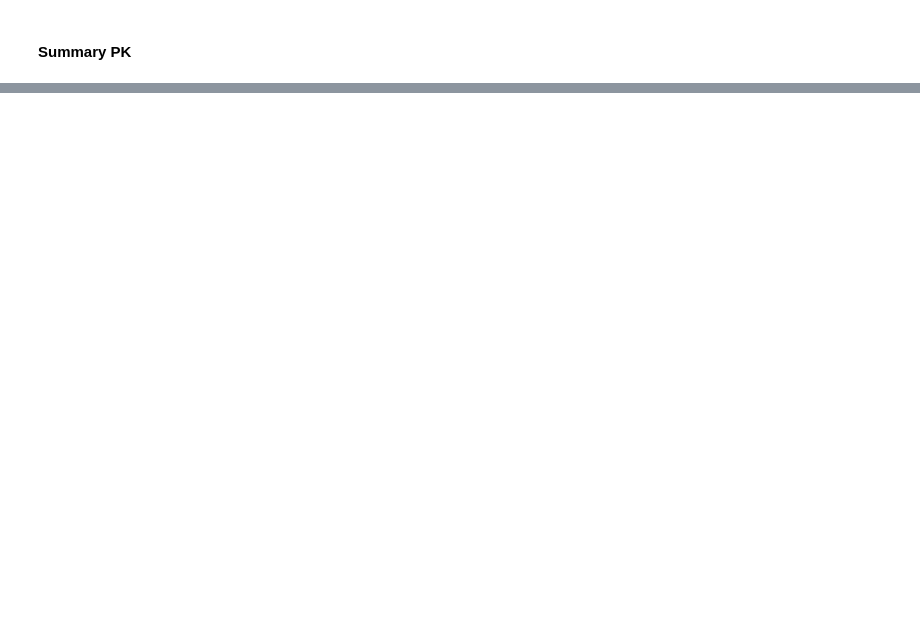
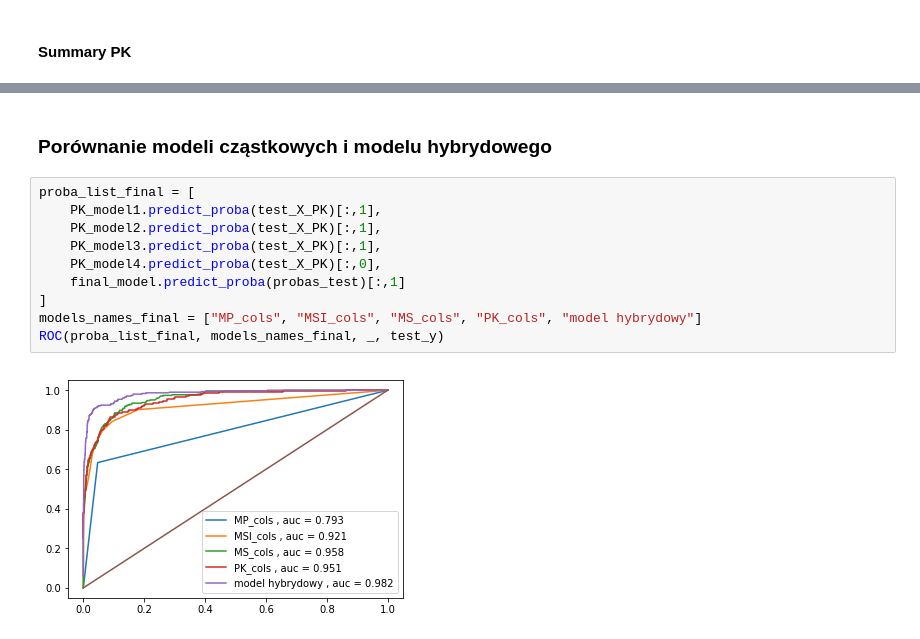
Before and after one commit to pracowniaPK/DataProject, a Jupyter notebook: project2.ipynb, the cells around one changed output, grey strips where cells are left out. Cells and saved outputs as stored; diff of their text form; blank space fills up the shorter version.

```diff
--- a/project2.ipynb
+++ b/project2.ipynb
@@ -652,0 +714,14 @@ ROC(proba_list_PK, models_names_PK, test_X_PK, test_y)
+# %% [markdown]
+### Porównanie modeli cząstkowych i modelu hybrydowego
+# %%
+proba_list_final = [
+    PK_model1.predict_proba(test_X_PK)[:,1],
+    PK_model2.predict_proba(test_X_PK)[:,1],
+    PK_model3.predict_proba(test_X_PK)[:,1],
+    PK_model4.predict_proba(test_X_PK)[:,0],
+    final_model.predict_proba(probas_test)[:,1]
+]
+models_names_final = ["MP_cols", "MSI_cols", "MS_cols", "PK_cols", "model hybrydowy"]
+ROC(proba_list_final, models_names_final, _, test_y)
+# %% [output]
+[figure, added]
```
Also changed, not shown: parts of 34 cells of this notebook.
